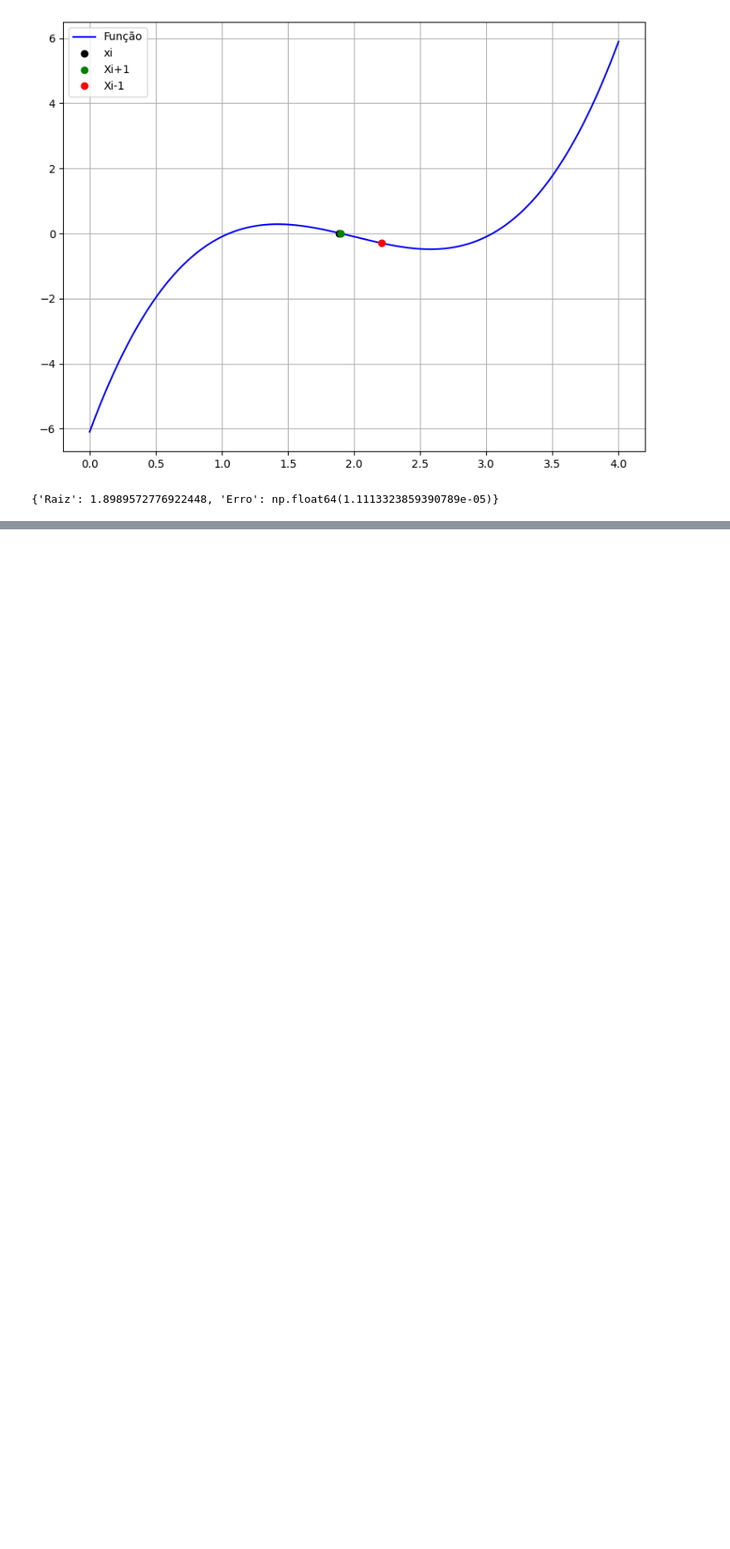
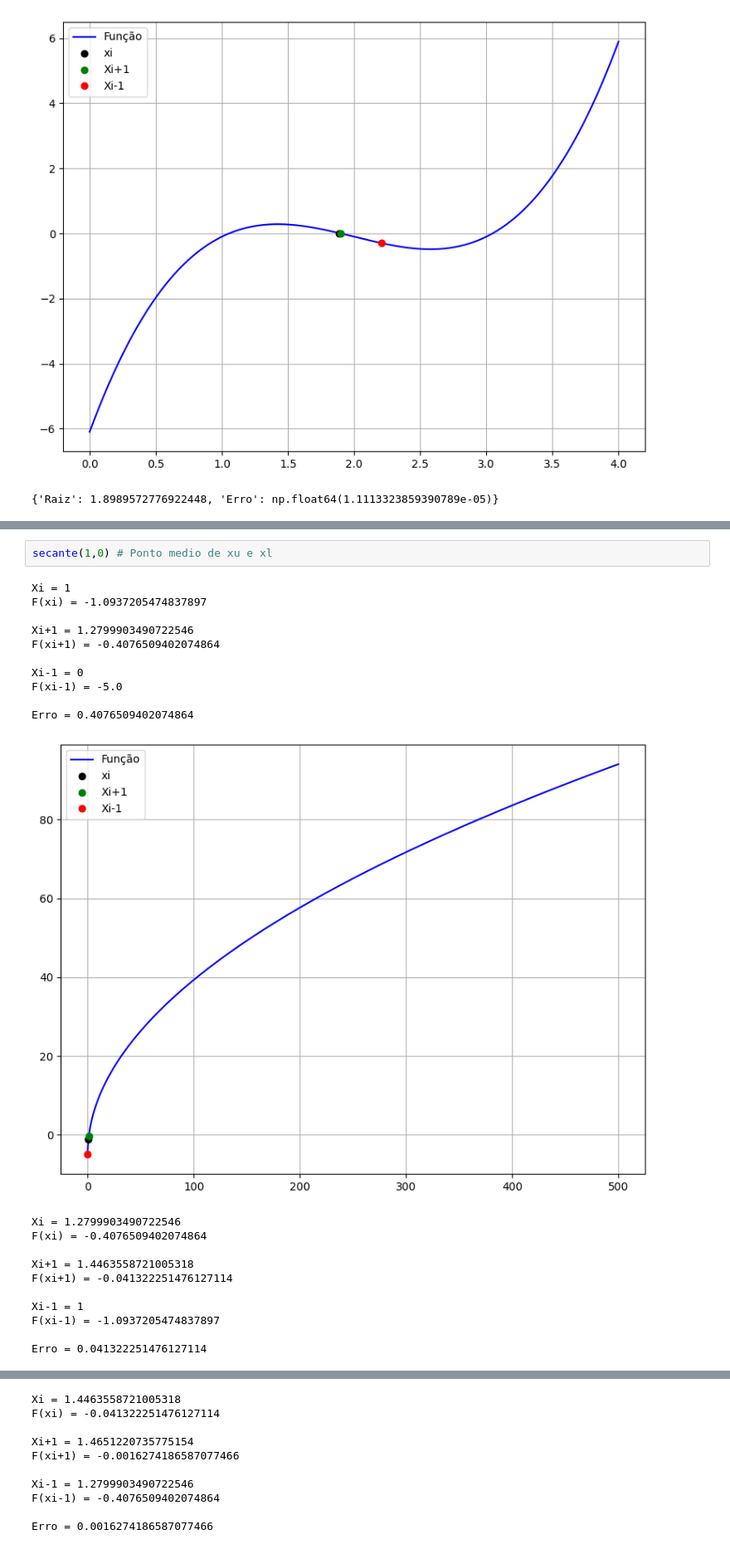
Before and after one commit to GabrielMPinho/Modelagem-Computacional, a Jupyter notebook: AC2/gabriel_manata_marcus_carvalho.ipynb, the cells around one changed output, grey strips where cells are left out. Shown at 83% size. Cells and saved outputs as stored; diff of their text form; blank space fills up the shorter version.

```diff
--- a/AC2/gabriel_manata_marcus_carvalho.ipynb
+++ b/AC2/gabriel_manata_marcus_carvalho.ipynb
@@ -395,0 +514,24 @@ Erro = 1.1113323859390789e-05
+# %%
+secante(1,0) # Ponto medio de xu e xl
+# %% [output]
+Xi = 1
+F(xi) = -1.0937205474837897
+
+Xi+1 = 1.2799903490722546
+F(xi+1) = -0.4076509402074864
+
+Xi-1 = 0
+F(xi-1) = -5.0
+
+Erro = 0.4076509402074864
+[figure, added]
+Xi = 1.2799903490722546
+F(xi) = -0.4076509402074864
+
+Xi+1 = 1.4463558721005318
+F(xi+1) = -0.041322251476127114
+
+Xi-1 = 1
+F(xi-1) = -1.0937205474837897
+
+Erro = 0.041322251476127114
@@ -395,0 +539,10 @@ Erro = 1.1113323859390789e-05
+Xi = 1.4463558721005318
+F(xi) = -0.041322251476127114
+
+Xi+1 = 1.4651220735775154
+F(xi+1) = -0.0016274186587077466
+
+Xi-1 = 1.2799903490722546
+F(xi-1) = -0.4076509402074864
+
+Erro = 0.0016274186587077466
```
Also changed, not shown: parts of 25 cells of this notebook, 4 other files.
